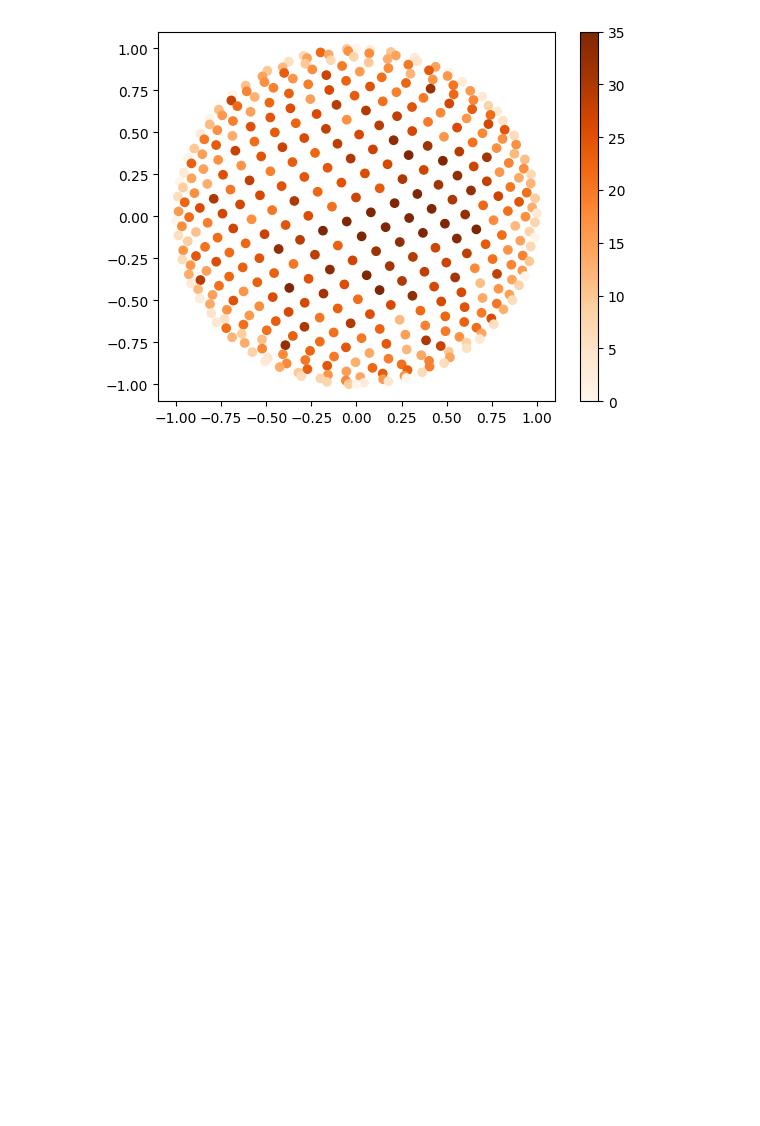
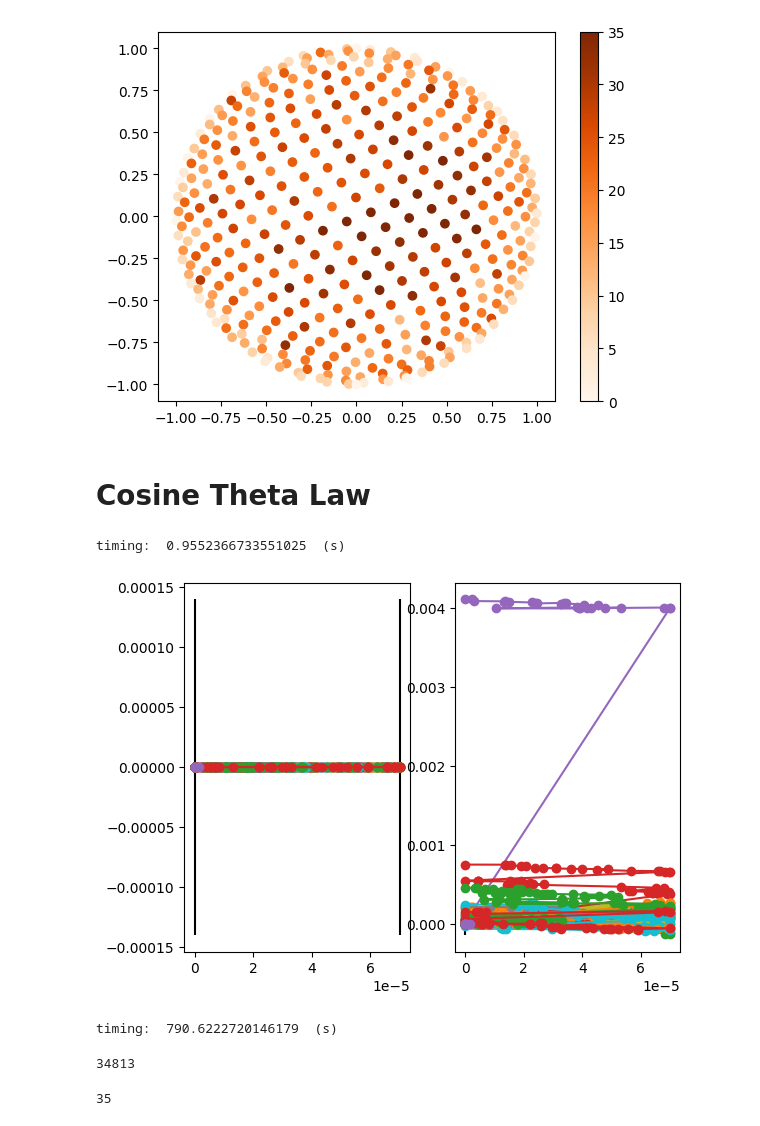
Before and after one commit to khawkins8683/Scatter, a Jupyter notebook: Test_Monte_Carlo.ipynb, the cells around one changed output. Saved outputs shown, nothing was run; the diff lists cells and outputs as text; code cells hidden in the pictures; blank space fills up the shorter version.

Commit message:
cos plot updates

```diff
--- a/Test_Monte_Carlo.ipynb
+++ b/Test_Monte_Carlo.ipynb
@@ -403,3 +403,43 @@ plt.colorbar(bsdf)
 plt.show()
 # %% [output]
 [figure]
+# %% [markdown]
+# Cosine Theta Law
+# %%
+# material => I Max => should I do a 2D trace?
+np.random.seed(2)
+air = m.Material2D(1.0,1000000,70E-6)
+glass = m.Material2D(1.5 + 1E-7*1j, 5E-6, 70E-6)
+# %%
+start = time.time()
+raySmall = mc.MonteCarloTrial(55, air, glass, 0.5, u.KVector(0,0), debug = False)
+end = time.time()
+print('timing: ',end - start,' (s)')
+fig, ax = plt.subplots(1,2)
+plot.PlotMaterial(glass,scale = 2, ax=ax[0])
+for ray in raySmall :
+    plot.PlotRayPath(ray, slice = 1, ax=ax[0])
+plot.PlotMaterial(glass,scale = 2, ax=ax[1])
+for ray in raySmall :
+    plot.PlotRayPath(ray, slice = 0, ax=ax[1])
+# %% [output]
+timing:  0.9552366733551025  (s)
+[figure, added]
+# %%
+#number per angle
+start = time.time()
+raySmall = mc.MonteCarloTrial(40000, air, glass, 0.5, u.KVector(0,0), debug = False)
+end = time.time()
+print('timing: ',end - start,' (s)')
+# %% [output]
+timing:  790.6222720146179  (s)
+# %%
+[refRays,transRays] = plot.SortRefTrans(raySmall)
+len(refRays)
+# %% [output]
+34813
+# %%
+dataBin = binRays2DScatNKH(raySmall,np.array([0,0,-1]),35,  1  )
+len(dataBin)
+# %% [output]
+35
```
Also changed, not shown: parts of 4 cells of this notebook, 2 other files.
